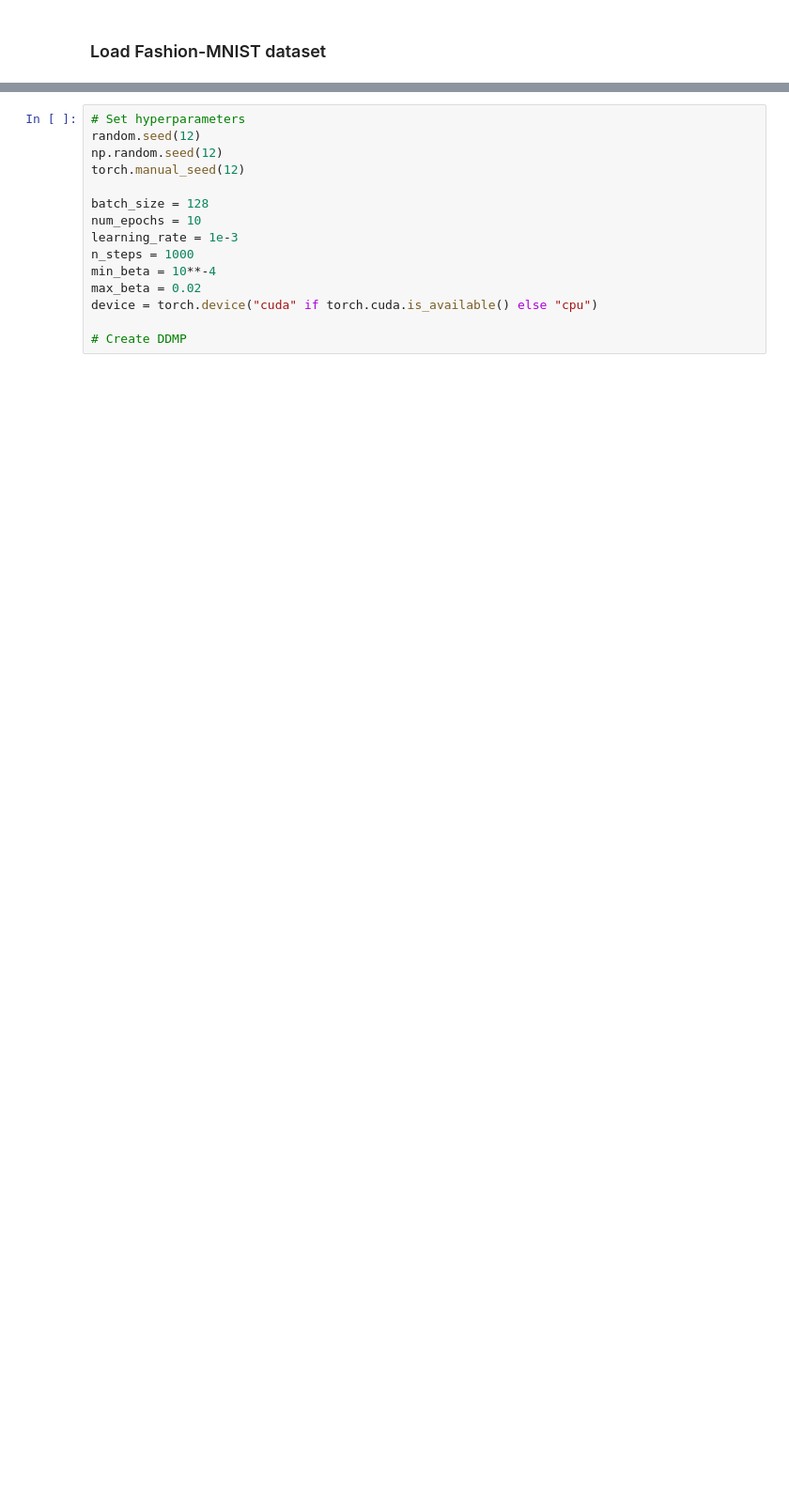
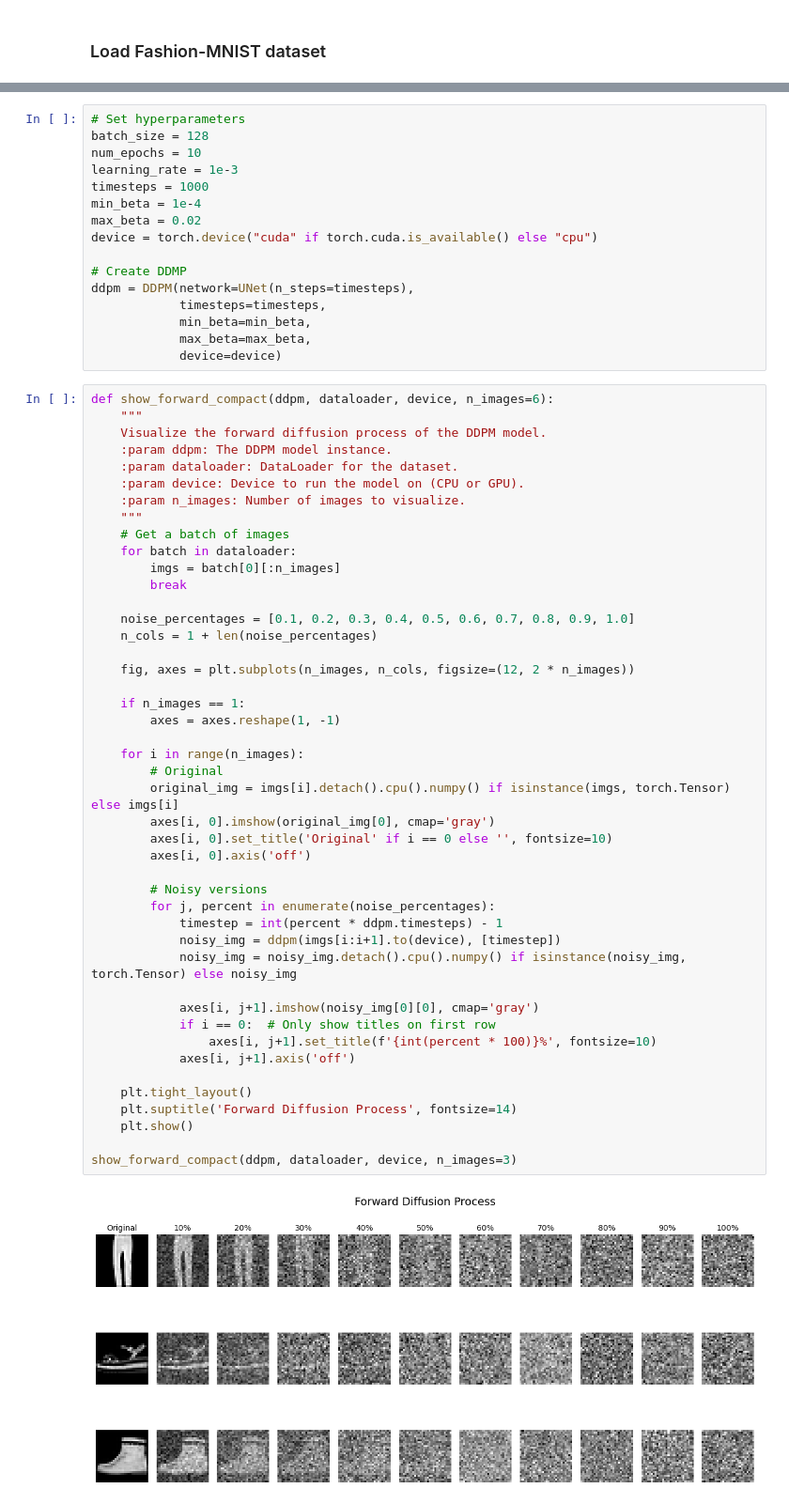
Before and after one commit to emilcw/wasp-deep-learning-module3, a Jupyter notebook: main.ipynb, the cells around one changed output, grey strips where cells are left out. Shown at 94% size. Saved outputs shown, nothing was run; the diff lists cells and outputs as text; blank space fills up the shorter version.

Commit message:
Adding DDPM, Unet and visualize diffusion process

```diff
--- a/main.ipynb
+++ b/main.ipynb
@@ -192,15 +327,63 @@ class DDPM(nn.Module):
 # %%
 # Set hyperparameters
-random.seed(12)
-np.random.seed(12)
-torch.manual_seed(12)
-
 batch_size = 128
 num_epochs = 10
 learning_rate = 1e-3
-n_steps = 1000
-min_beta = 10**-4
+timesteps = 1000
+min_beta = 1e-4
 max_beta = 0.02
 device = torch.device("cuda" if torch.cuda.is_available() else "cpu")
 
 # Create DDMP
+ddpm = DDPM(network=UNet(n_steps=timesteps),
+            timesteps=timesteps,
+            min_beta=min_beta,
+            max_beta=max_beta,
+            device=device)
+# %%
+def show_forward_compact(ddpm, dataloader, device, n_images=6):
+    """
+    Visualize the forward diffusion process of the DDPM model.
+    :param ddpm: The DDPM model instance.
+    :param dataloader: DataLoader for the dataset.
+    :param device: Device to run the model on (CPU or GPU).
+    :param n_images: Number of images to visualize.
+    """
+    # Get a batch of images
+    for batch in dataloader:
+        imgs = batch[0][:n_images]
+        break
+
+    noise_percentages = [0.1, 0.2, 0.3, 0.4, 0.5, 0.6, 0.7, 0.8, 0.9, 1.0]
+    n_cols = 1 + len(noise_percentages)
+
+    fig, axes = plt.subplots(n_images, n_cols, figsize=(12, 2 * n_images))
+
+    if n_images == 1:
+        axes = axes.reshape(1, -1)
+
+    for i in range(n_images):
+        # Original
+        original_img = imgs[i].detach().cpu().numpy() if isinstance(imgs, torch.Tensor) else imgs[i]
+        axes[i, 0].imshow(original_img[0], cmap='gray')
+        axes[i, 0].set_title('Original' if i == 0 else '', fontsize=10)
+        axes[i, 0].axis('off')
+
+        # Noisy versions
+        for j, percent in enumerate(noise_percentages):
+            timestep = int(percent * ddpm.timesteps) - 1
+            noisy_img = ddpm(imgs[i:i+1].to(device), [timestep])
+            noisy_img = noisy_img.detach().cpu().numpy() if isinstance(noisy_img, torch.Tensor) else noisy_img
+
+            axes[i, j+1].imshow(noisy_img[0][0], cmap='gray')
+            if i == 0:  # Only show titles on first row
+                axes[i, j+1].set_title(f'{int(percent * 100)}%', fontsize=10)
+            axes[i, j+1].axis('off')
+
+    plt.tight_layout()
+    plt.suptitle('Forward Diffusion Process', fontsize=14)
+    plt.show()
+
+show_forward_compact(ddpm, dataloader, device, n_images=3)
+# %% [output]
+[figure, added]
```
Also changed, not shown: parts of 5 cells of this notebook.
